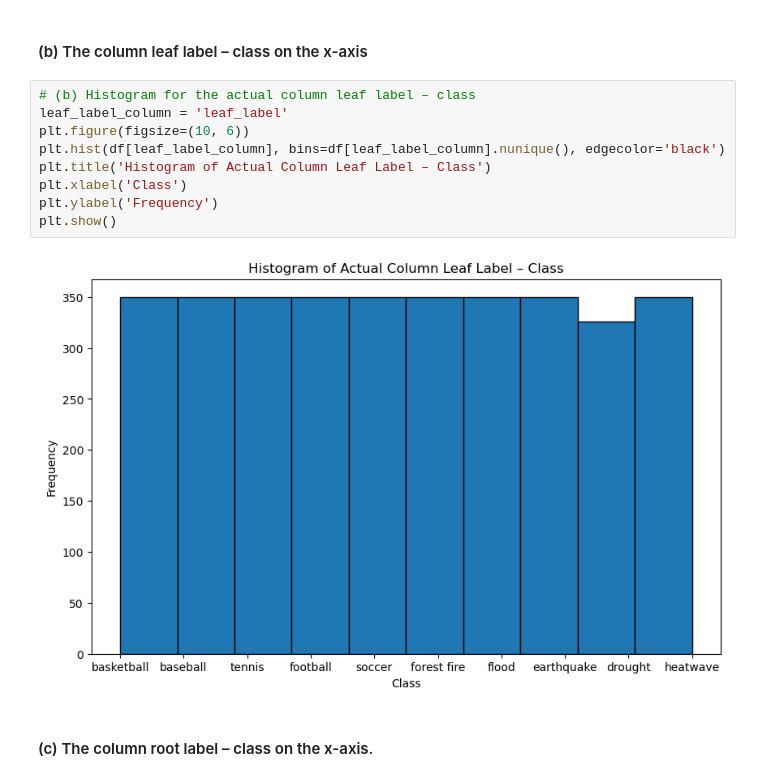
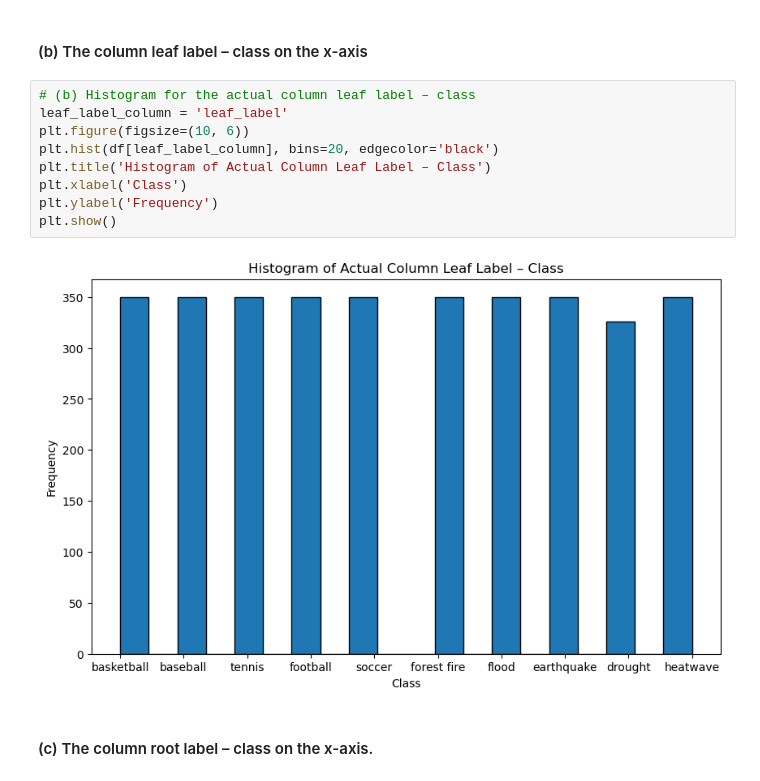
Before and after one commit to shairaalam19/ece219-winter2024, a Jupyter notebook: Project 1/Project1.ipynb, the cells around one changed output. Cells and saved outputs as stored; diff of their text form.

```diff
--- a/Project 1/Project1.ipynb
+++ b/Project 1/Project1.ipynb
@@ -43,14 +43,14 @@ plt.show()
 # %%
 # (b) Histogram for the actual column leaf label – class
 leaf_label_column = 'leaf_label'
 plt.figure(figsize=(10, 6))
-plt.hist(df[leaf_label_column], bins=df[leaf_label_column].nunique(), edgecolor='black')
+plt.hist(df[leaf_label_column], bins=20, edgecolor='black')
 plt.title('Histogram of Actual Column Leaf Label – Class')
 plt.xlabel('Class')
 plt.ylabel('Frequency')
 plt.show()
 # %% [output]
-[figure, old version]
+[figure, new version]
 # %% [markdown]
 #### (c) The column root label – class on the x-axis.
 # %%
```
Also changed, not shown: parts of 6 cells of this notebook, 1 other file.
